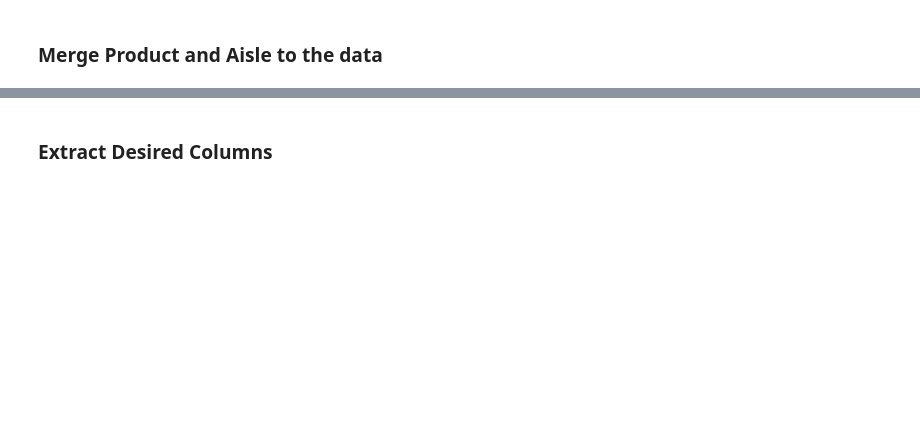
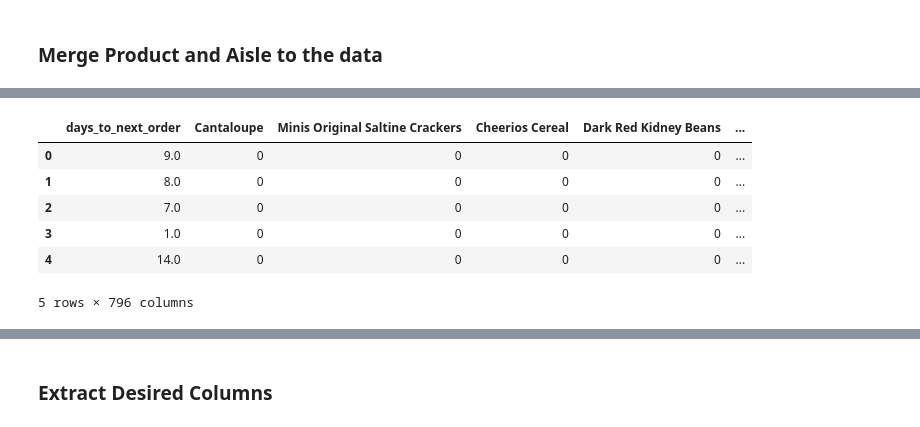
Before and after one commit to 1carew1/instacart_investigation, a Jupyter notebook: Assignment_2_Regression.ipynb, the cells around one changed output, grey strips where cells are left out. Drawn from its saved outputs; the diff is of its cells as text; code cells hidden in the pictures; blank space fills up the shorter version.

```diff
--- a/Assignment_2_Regression.ipynb
+++ b/Assignment_2_Regression.ipynb
@@ -228,0 +266,15 @@ train_orders_prod.head()
+# %%
+cols_to_drop = ["product_id", "product_name", "order_id", "department_id", "aisle_id"]
+item = "product_name"
+df_prod_group_train = group_by_order_in_df(df_with_product_info_train, item, cols_to_drop)
+df_prod_group_test = group_by_order_in_df(df_with_product_info_test, item, cols_to_drop)
+
+df_prod_group_train.head()
+# %% [output]
+|  | days_to_next_order | Cantaloupe | Minis Original Saltine Crackers | Cheerios Cereal | Dark Red Kidney Beans | ... |
+| 0 | 9.0 | 0 | 0 | 0 | 0 | ... |
+| 1 | 8.0 | 0 | 0 | 0 | 0 | ... |
+| 2 | 7.0 | 0 | 0 | 0 | 0 | ... |
+| 3 | 1.0 | 0 | 0 | 0 | 0 | ... |
+| 4 | 14.0 | 0 | 0 | 0 | 0 | ... |
+5 rows × 796 columns
```
Also changed, not shown: parts of 34 cells of this notebook.
